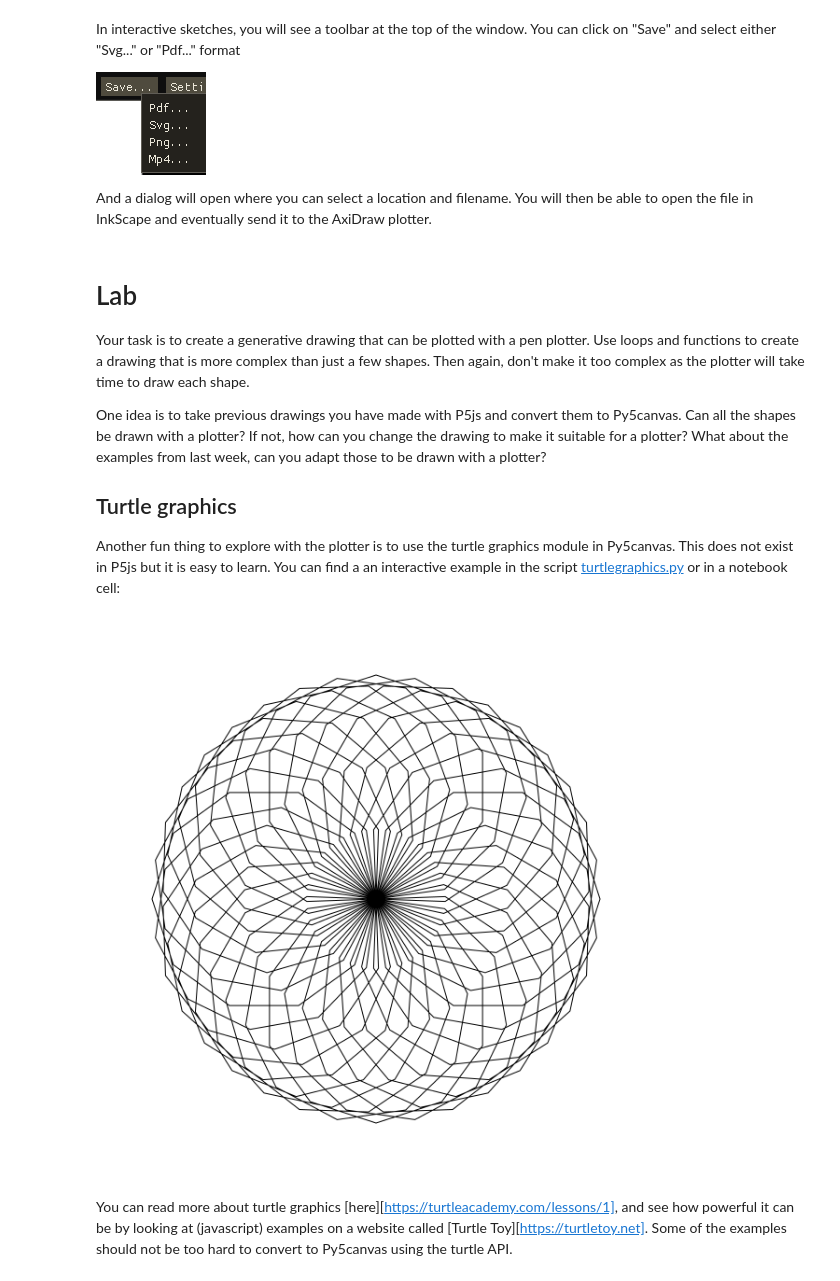
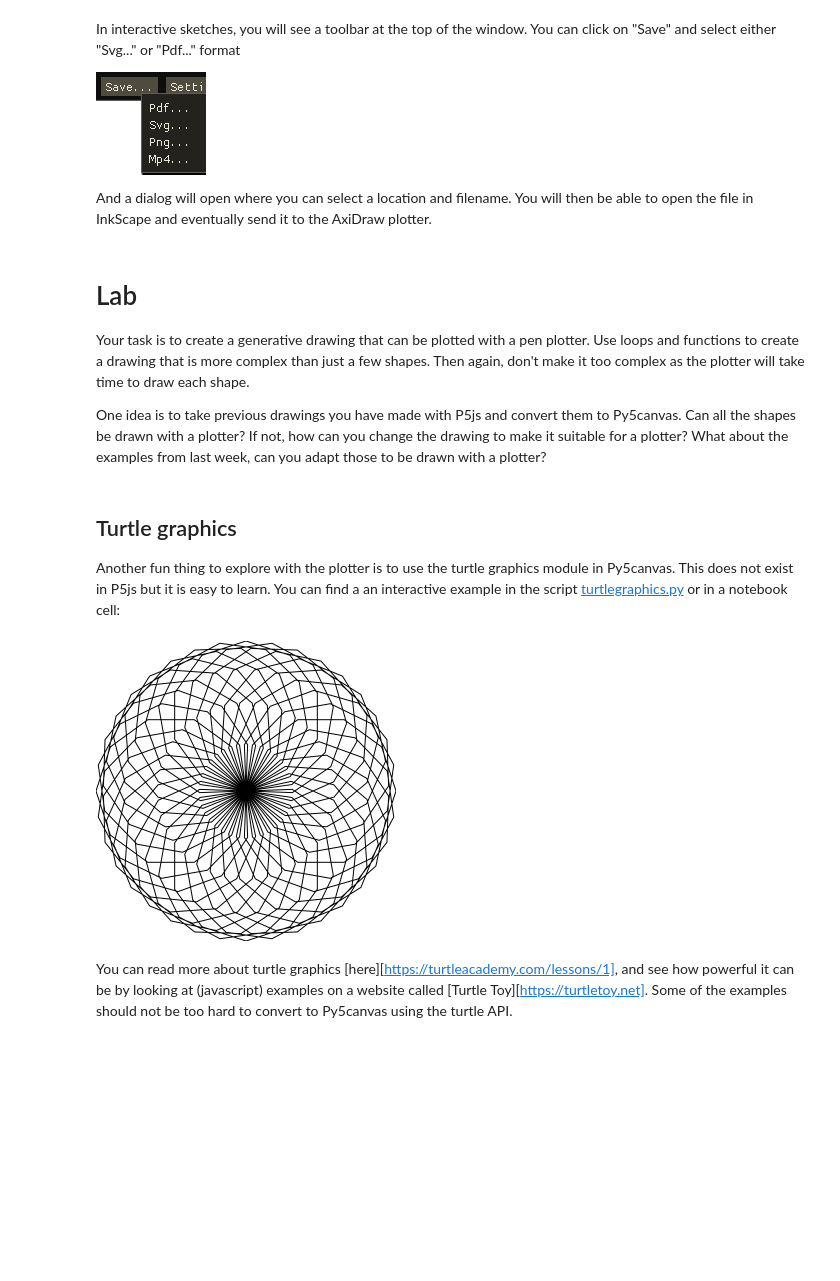
Before and after one commit to colormotor/generative_drawing_py, a Jupyter notebook: examples/week3/week3_vector_drawing.ipynb, the cells around one changed output. Cells and saved outputs as stored; diff of their text form; code cells hidden in the pictures; blank space fills up the shorter version.

```diff
--- a/examples/week3/week3_vector_drawing.ipynb
+++ b/examples/week3/week3_vector_drawing.ipynb
@@ -399,32 +418,32 @@ In interactive sketches, you will see a toolbar at the top of the window. You ca
 ![image.png](attachment:image.png)
 
 And a dialog will open where you can select a location and filename. You will then be able to open the file in InkScape and eventually send it to the AxiDraw plotter.
-# %% [markdown]
-# Lab
-
-Your task is to create a generative drawing that can be plotted with a pen plotter. Use loops and functions to create a drawing that is more complex than just a few shapes. Then again, don't make it too complex as the plotter will take time to draw each shape.
-
-One idea is to take previous drawings you have made with P5js and convert them to Py5canvas. Can all the shapes be drawn with a plotter? If not, how can you change the drawing to make it suitable for a plotter? What about the examples from last week, can you adapt those to be drawn with a plotter?
-
-## Turtle graphics
-Another fun thing to explore with the plotter is to use the turtle graphics module in Py5canvas. This does not exist in P5js but it is easy to learn. You can find a an interactive example in the script [turtlegraphics.py](./turtlegraphics.py) or in a notebook cell:
+# %% [markdown]
+# Lab
+
+Your task is to create a generative drawing that can be plotted with a pen plotter. Use loops and functions to create a drawing that is more complex than just a few shapes. Then again, don't make it too complex as the plotter will take time to draw each shape.
+
+One idea is to take previous drawings you have made with P5js and convert them to Py5canvas. Can all the shapes be drawn with a plotter? If not, how can you change the drawing to make it suitable for a plotter? What about the examples from last week, can you adapt those to be drawn with a plotter?
+# %% [markdown]
+## Turtle graphics
+Another fun thing to explore with the plotter is to use the turtle graphics module in Py5canvas. This does not exist in P5js but it is easy to learn. You can find a an interactive example in the script [turtlegraphics.py](./turtlegraphics.py) or in a notebook cell:
 # %%
 from py5canvas.turtle import Turtle
 
-create_canvas(600, 600)
+create_canvas(300, 300)
 background(255)
 translate(width/2, height/2)
 t = Turtle()
 for i in range(36):
     t.right(10)
-    t.circle(120, steps=11)
+    t.circle(width/4, steps=11)
 stroke(0)
 stroke_weight(1)
 no_fill()
 shape(t.paths) # This d
 show()
 save('turtle_drawing.svg')
 # %% [output]
-[figure, old version]
+[figure, new version]
 # %% [markdown]
 You can read more about turtle graphics [here][https://turtleacademy.com/lessons/1], and see how powerful it can be by looking at (javascript) examples on a website called [Turtle Toy][https://turtletoy.net]. Some of the examples should not be too hard to convert to Py5canvas using the turtle API.
```
Also changed, not shown: parts of 21 cells of this notebook.
